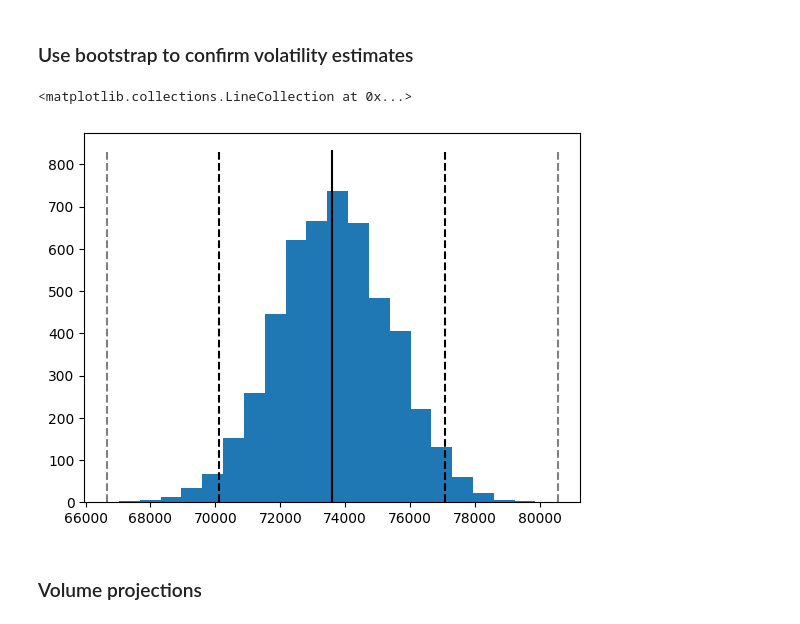
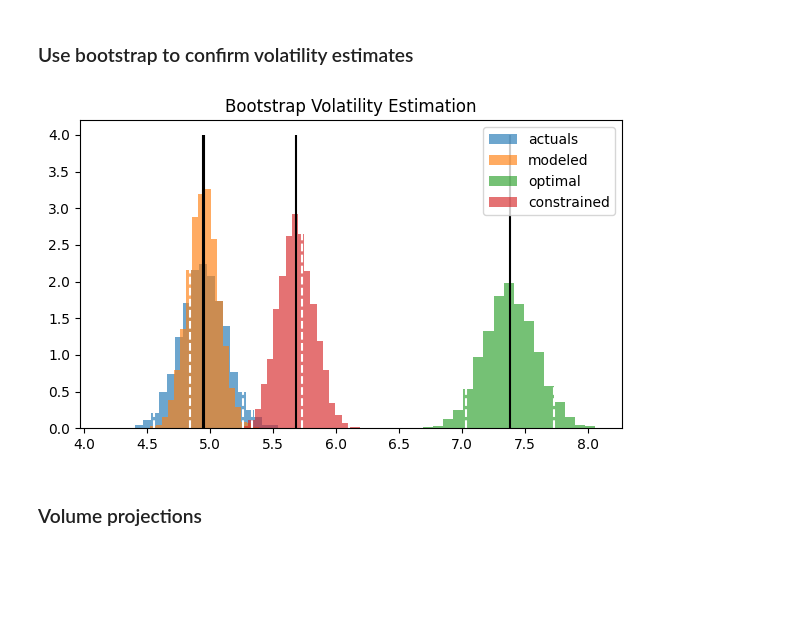
Before and after one commit to amonras/optimal-pricing, a Jupyter notebook: Optimal Pricing.ipynb, the cells around one changed output. Drawn from its saved outputs; the diff is of its cells as text; code cells hidden in the pictures; blank space fills up the shorter version.

```diff
--- a/Optimal Pricing.ipynb
+++ b/Optimal Pricing.ipynb
@@ -251,0 +368,6 @@ ax.legend()
+# %%
+# Set the target demand as the current
+k = y.mean()
+
+# Set a strong penalty
+lamb = 100
@@ -251,0 +430,5 @@ ax.legend()
+# %%
+price = F(Z, cost).rename('price')
+demand = expit(Z + gamma * price).rename('demand')
+constrained = pd.concat([price, demand], axis=1)
+constrained.head()
@@ -251,0 +442,9 @@ ax.legend()
+# %%
+results = pd.concat(dict(
+    actuals = actuals,
+    modeled = modeled,
+    optimal = optimal,
+    constrained = constrained
+), axis=1)
+
+compute_summary(results)
@@ -287,24 +552,52 @@ Total expected revenue in the period is going to be 73597€ +/- 3474€
 # %% [markdown]
 ### Use bootstrap to confirm volatility estimates
 # %%
-rev = []
 N = 5000
+model = 'actuals'
 
-for i in range(N):
-    sample = results.sample(len(results), replace=True)
-    purchased = sample['prob'] > np.random.sample(sample.shape[0])
-    revenue = (sample['optimal_price'] - sample['bag_base_price']) * purchased
-    rev.append(revenue.sum())
+def bootstrap_revenue(results):
+    rev = []
+    for i in range(N):
+        sample = results.sample(len(results), replace=True)
+        purchased = sample['demand'] > np.random.sample(sample.shape[0])
+        revenue = (sample['price'] - cost) * purchased
+        rev.append(revenue.mean())
+    return pd.Series(rev)
 
-fig = plt.hist(rev, bins=20)
-plt.vlines(summary['exp_revenue']*len(results), ymin=0, ymax=N/6, colors='black')
-plt.vlines((summary['exp_revenue'] + summary['std'])*len(results), ymin=0, ymax=N/6, colors='black', linestyles='--')
-plt.vlines((summary['exp_revenue'] - summary['std'])*len(results), ymin=0, ymax=N/6, colors='black', linestyles='--')
-plt.vlines((summary['exp_revenue'] + 2 * summary['std'])*len(results), ymin=0, ymax=N/6, colors='gray', linestyles='--')
-plt.vlines((summary['exp_revenue'] - 2 * summary['std'])*len(results), ymin=0, ymax=N/6, colors='gray', linestyles='--')
+
+rev = {}
+
+for model in rich_results.columns.get_level_values(level=0).unique():
+    rev[model] = bootstrap_revenue(results.xs(model, level=0, axis=1))
+#fig = plt.hist(rev, bins=20)
+
+ymax = 4
+df = pd.concat(rev, names=['model']).reset_index()
+fig, ax = plt.subplots(figsize=[7, 4])
+
+for g in pd.unique(df['model']):
+    p = df.loc[df['model']==g, 0].hist(bins=20,
+                                   alpha=0.65,
+                                   label=g,
+                                   density=True)
+    c = p.get_facecolor()
+    plt.vlines(summary.loc['exp_revenue', g], ymin=0, ymax=ymax, colors='black')
+    if g == 'actuals':
+        # Don't plot sigmas
+        continue
+
+    plt.vlines((summary.loc['exp_revenue', g] + summary.loc['std', g]), ymin=0, ymax=ymax, colors=c, linestyles='--')
+    plt.vlines((summary.loc['exp_revenue', g] - summary.loc['std', g]), ymin=0, ymax=ymax, colors=c, linestyles='--')
+    plt.vlines((summary.loc['exp_revenue', g] + 2 * summary.loc['std', g]), ymin=0, ymax=ymax, colors=c, linestyles='--')
+    plt.vlines((summary.loc['exp_revenue', g] - 2 * summary.loc['std', g]), ymin=0, ymax=ymax, colors=c, linestyles='--')
+
+
+plt.grid(False)
+plt.legend(loc='upper right')
+plt.title("Bootstrap Volatility Estimation")
+fig.savefig("images/revenue_histograms.png")
 # %% [output]
-<matplotlib.collections.LineCollection at 0x...>
-[figure, old version]
+[figure, new version]
 # %% [markdown]
 ### Volume projections
 # %%
```
Also changed, not shown: parts of 55 cells of this notebook, 1 other file.
